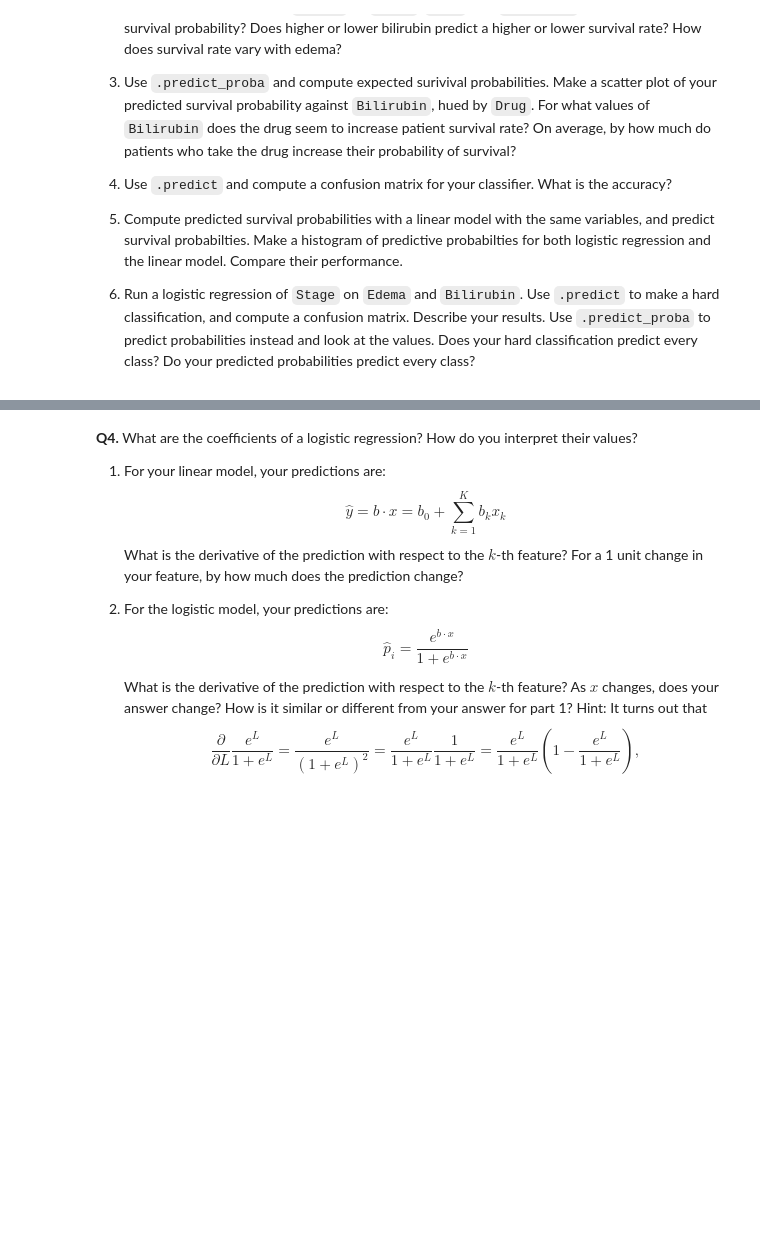
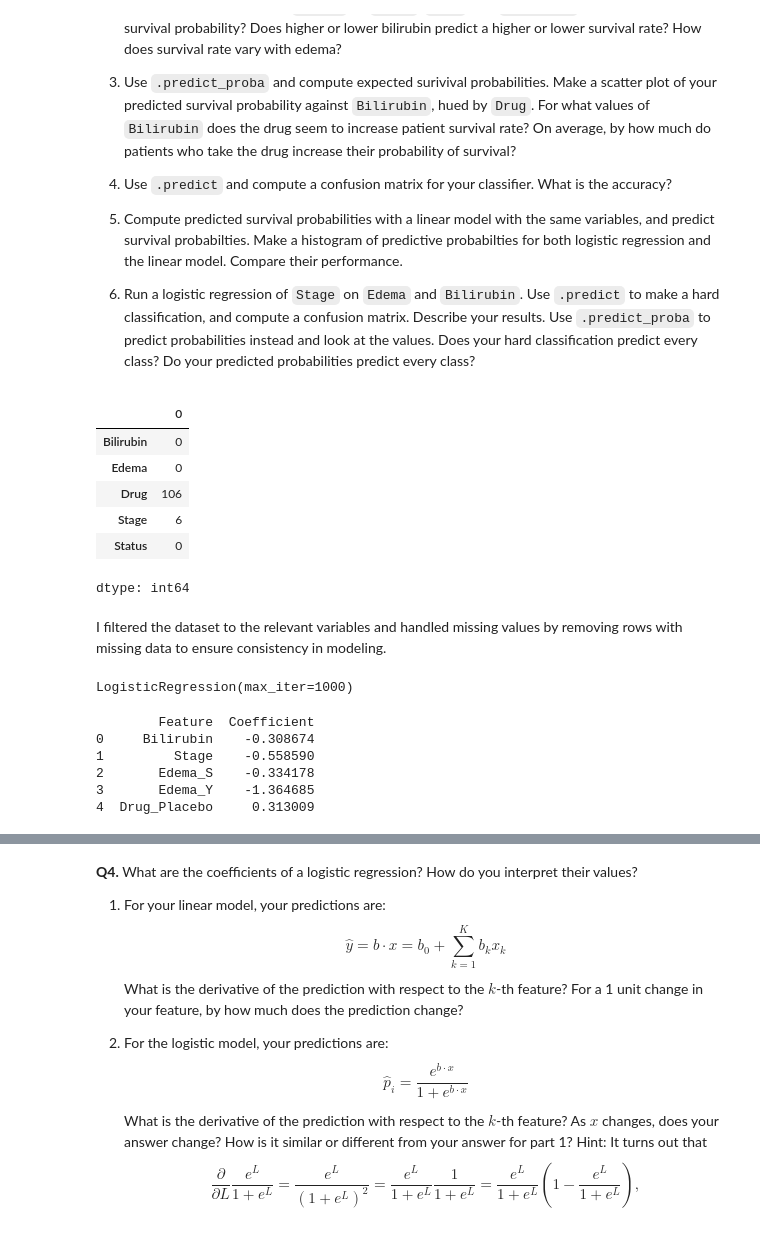
Before and after one commit to richarddo3/undergrad_ml_assignments, a Jupyter notebook: 05_assignment_glm.ipynb, the cells around one changed output, grey strips where cells are left out. Cells and saved outputs as stored; diff of their text form; code cells hidden in the pictures; blank space fills up the shorter version.

```diff
--- a/05_assignment_glm.ipynb
+++ b/05_assignment_glm.ipynb
@@ -306,3 +308,22 @@ The relevant data are:
 5. Compute predicted survival probabilities with a linear model with the same variables, and predict survival probabilties. Make a histogram of predictive probabilties for both logistic regression and the linear model. Compare their performance.
 
 6. Run a logistic regression of `Stage` on `Edema` and `Bilirubin`. Use `.predict` to make a hard classification, and compute a confusion matrix. Describe your results. Use `.predict_proba` to predict probabilities instead and look at the values. Does your hard classification predict every class? Do your predicted probabilities predict every class?
+# %%
+import pandas as pd
+
+df3 = pd.read_csv("undergrad_ml_assignments/data/cirrhosis.csv")
+# %%
+#3.1
+
+cols = ["Bilirubin", "Edema", "Drug", "Stage", "Status"]
+df3 = df3[cols]
+# %%
+df3.isna().sum()
+# %% [output]
+|  | 0 |
+| Bilirubin | 0 |
+| Edema | 0 |
+| Drug | 106 |
+| Stage | 6 |
+| Status | 0 |
+dtype: int64
@@ -308,0 +338,26 @@ The relevant data are:
+# %% [markdown]
+I filtered the dataset to the relevant variables and handled missing values by removing rows with missing data to ensure consistency in modeling.
+# %%
+from sklearn.linear_model import LogisticRegression
+
+X = df3.drop(columns=["Status", "survival"])
+y = df3["survival"]
+
+model3 = LogisticRegression(max_iter=1000)
+model3.fit(X, y)
+# %% [output]
+LogisticRegression(max_iter=1000)
+# %%
+coef_df = pd.DataFrame({
+    "Feature": X.columns,
+    "Coefficient": model3.coef_[0]
+})
+
+print(coef_df)
+# %% [output]
+        Feature  Coefficient
+0     Bilirubin    -0.308674
+1         Stage    -0.558590
+2       Edema_S    -0.334178
+3       Edema_Y    -1.364685
+4  Drug_Placebo     0.313009
```
Also changed, not shown: parts of 21 cells of this notebook.
